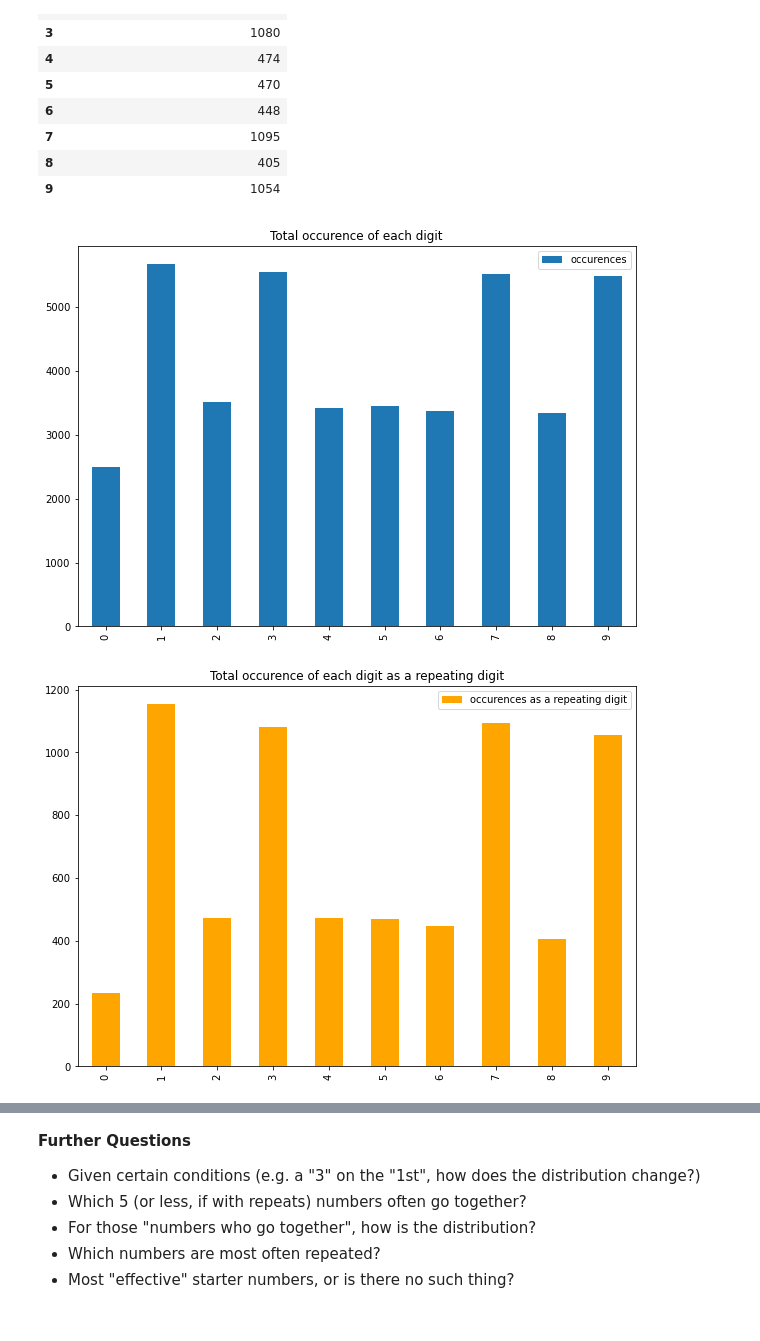
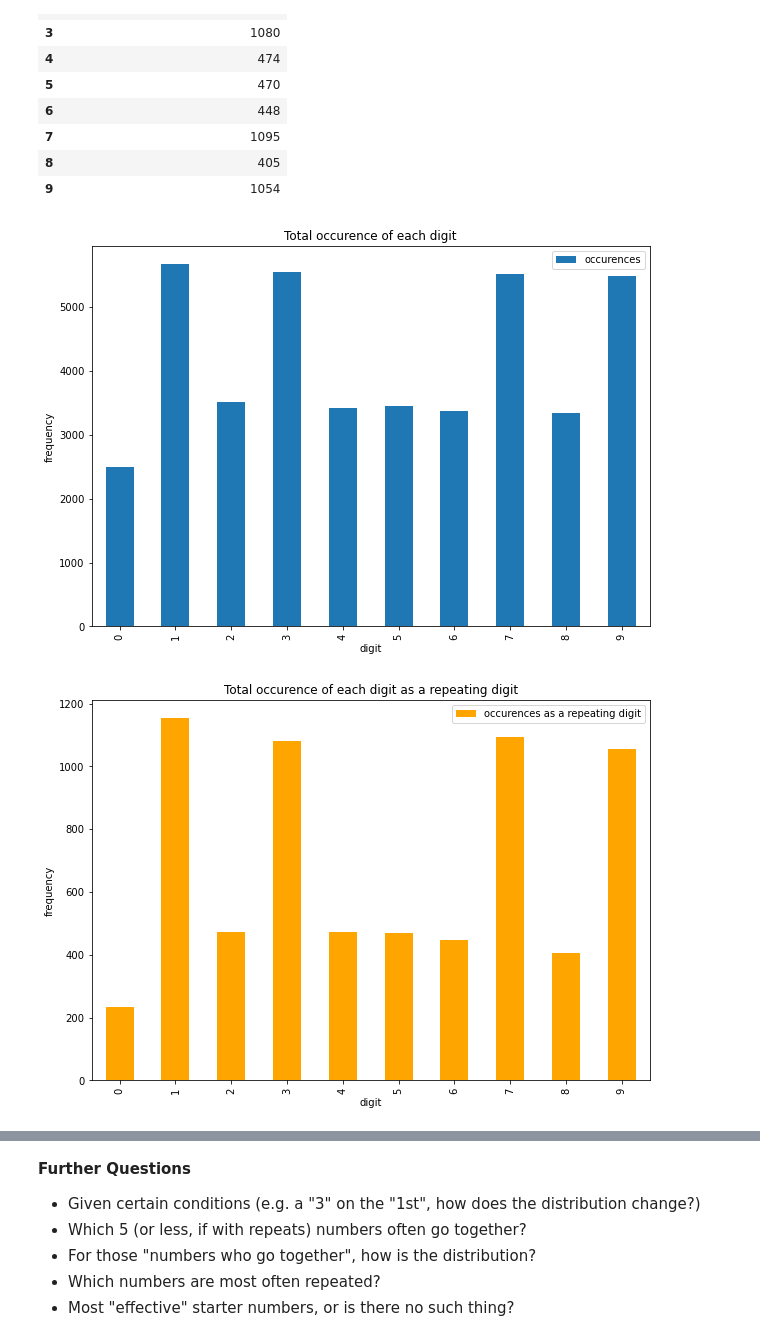
Before and after one commit to amuritna/wordle-genre-tools, a Jupyter notebook: primel/digit-distribution-visualization.ipynb, the cells around one changed output, grey strips where cells are left out. Drawn from its saved outputs; the diff is of its cells as text; code cells hidden in the pictures.

```diff
--- a/primel/digit-distribution-visualization.ipynb
+++ b/primel/digit-distribution-visualization.ipynb
@@ -76,26 +76,30 @@ Total occurence of each digit as a repeating digit:
 # %%
 df1.plot(
     use_index = True,
     kind = "bar",
     figsize = (10,7),
-    title = "Total occurence of each digit"
+    title = "Total occurence of each digit",
+    xlabel = "digit",
+    ylabel = "frequency"
 )
 
 plt.show()
 # %% [output]
-[figure, old version]
+[figure, new version]
 # %%
 df3.plot(
     use_index = True,
     kind = "bar",
     figsize = (10,7),
     title = "Total occurence of each digit as a repeating digit",
-    color = "orange"
+    color = "orange",
+    xlabel = "digit",
+    ylabel = "frequency"
 )
 
 plt.show()
 # %% [output]
-[figure, old version]
+[figure, new version]
 # %%
 df1and3 = df1.join(df3)
 
```
Also changed, not shown: parts of 2 cells of this notebook.
